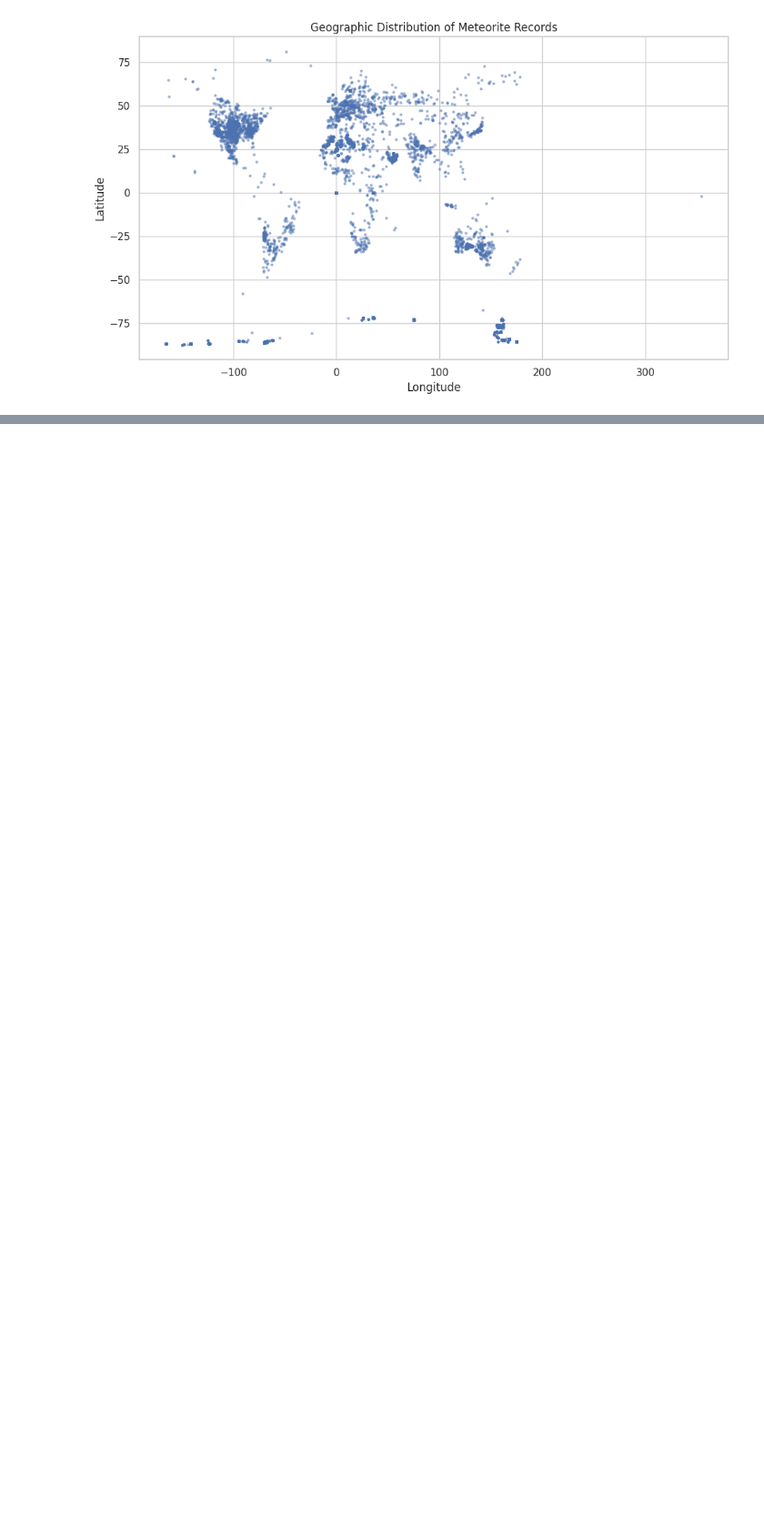
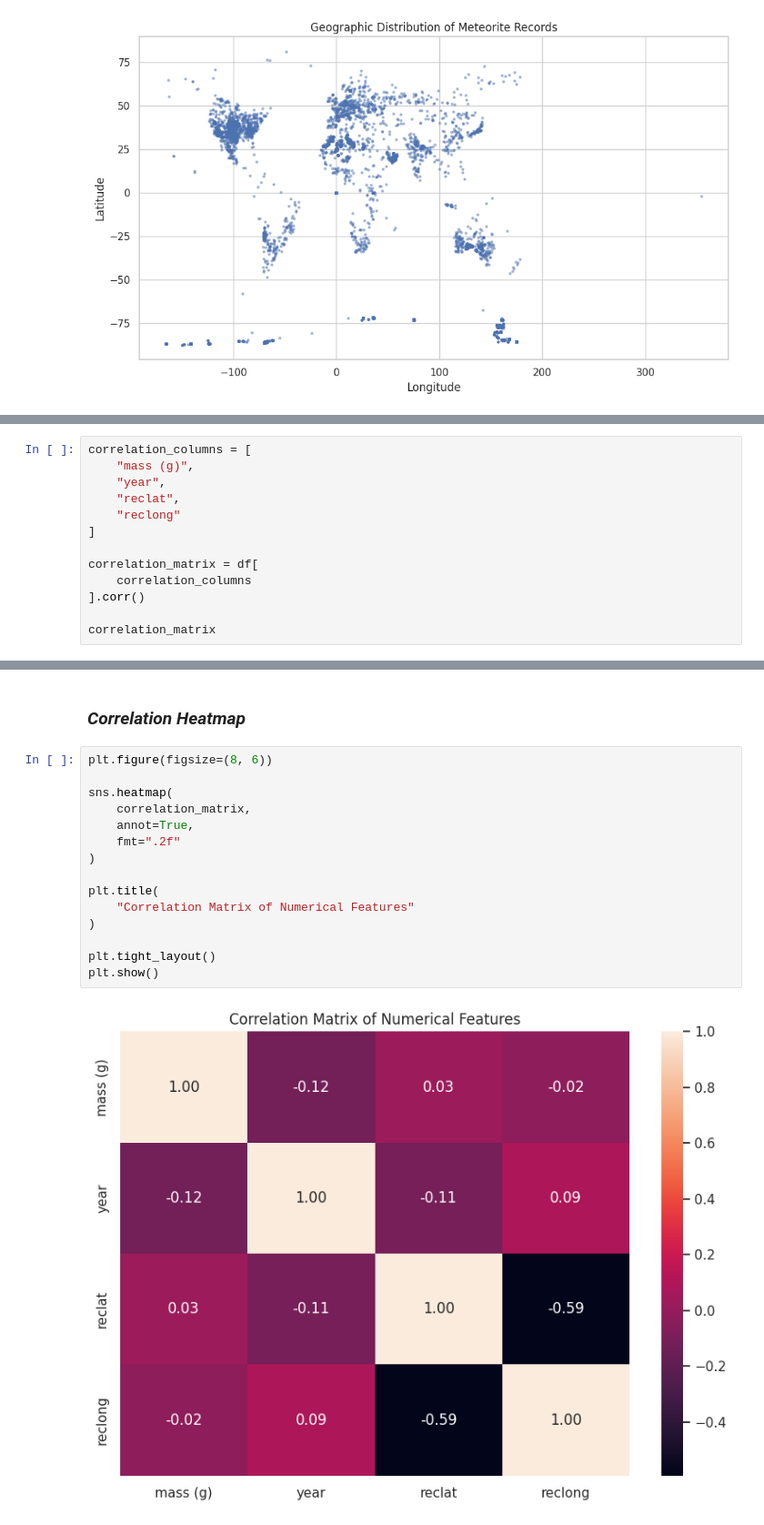
Before and after one commit to manaswiniyoshitha2006-netizen/ML-Evaluation, a Jupyter notebook: notebooks/clustering.ipynb, the cells around one changed output, grey strips where cells are left out. Shown at 91% size. Saved outputs shown, nothing was run; the diff lists cells and outputs as text; blank space fills up the shorter version.

Commit message:
Add correlation analysis

```diff
--- a/notebooks/clustering.ipynb
+++ b/notebooks/clustering.ipynb
@@ -595,0 +598,13 @@ plt.show()
+# %%
+correlation_columns = [
+    "mass (g)",
+    "year",
+    "reclat",
+    "reclong"
+]
+
+correlation_matrix = df[
+    correlation_columns
+].corr()
+
+correlation_matrix
@@ -595,0 +617,19 @@ plt.show()
+# %% [markdown]
+### *Correlation Heatmap*
+# %%
+plt.figure(figsize=(8, 6))
+
+sns.heatmap(
+    correlation_matrix,
+    annot=True,
+    fmt=".2f"
+)
+
+plt.title(
+    "Correlation Matrix of Numerical Features"
+)
+
+plt.tight_layout()
+plt.show()
+# %% [output]
+[figure, added]
```
Also changed, not shown: parts of 4 cells of this notebook.
